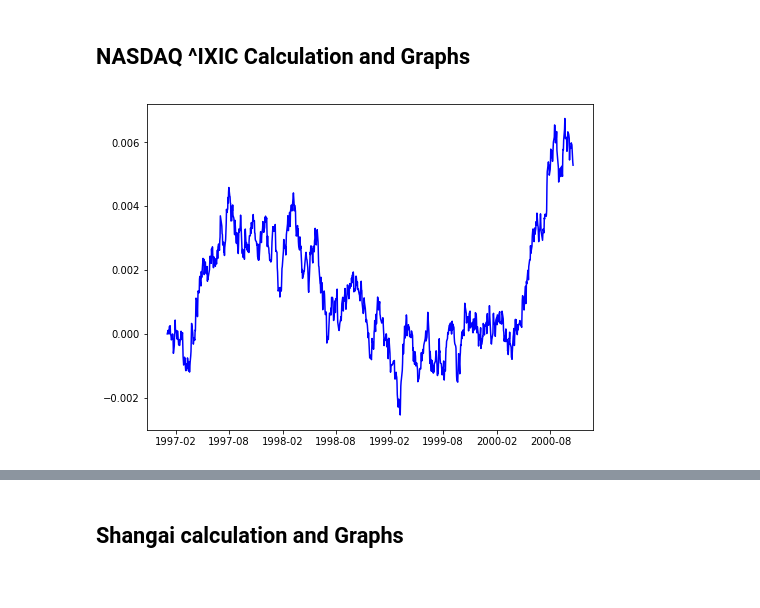
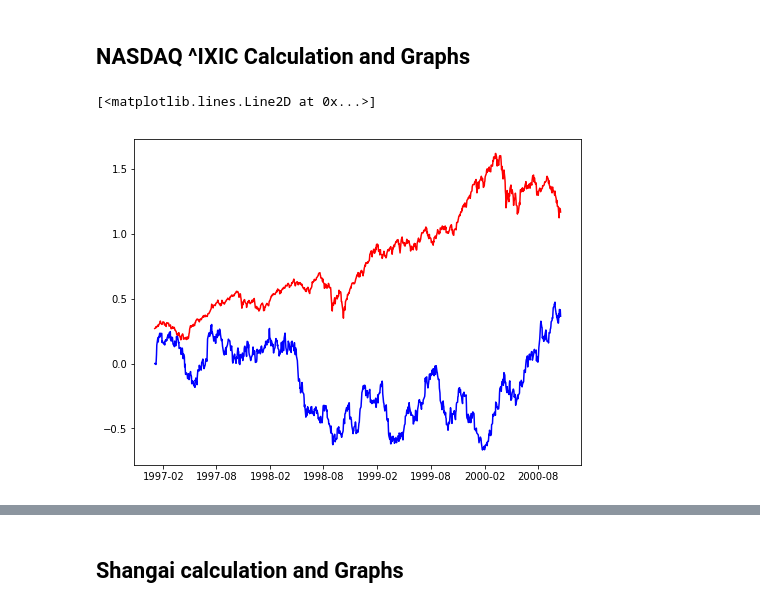
Before and after one commit to sunny2309/projects, a Jupyter notebook: bitcoin_analysis/bitcoin_analysis.ipynb, the cells around one changed output, grey strips where cells are left out. Saved outputs shown, nothing was run; the diff lists cells and outputs as text; code cells hidden in the pictures.

```diff
--- a/bitcoin_analysis/bitcoin_analysis.ipynb
+++ b/bitcoin_analysis/bitcoin_analysis.ipynb
@@ -389,30 +468,25 @@ def get_series():
     eta = 0.1
     c = 0.5
     Xt = np.zeros(len(tim)+1)
-    dWt = get_brownian(len(tim))
-
-    for i in range(1000):
-        t = np.exp(-2.0 * alpha * Xt[i]) - c
-        dXt = (eta * t * dt) + dWt[i]
-        #if str(t)[:3] == '0.5':
-        #    eq = dXt
-            #print(eq)
-        #if str(t)[:4] == '0.05':
-        #    eq10 = dXt
-            #print(eq10)
+    dWt = brownian_path(len(tim))
+    eq,eq10 = np.log(0.5) / (-2.0 * alpha),np.log(0.05) / (-2.0 * alpha)
+    for i in range(len(tim)):
+        t = np.exp(-2.0 * alpha * Xt[i])
+        tf = t - c
+        dXt = (eta * tf * dt) + dWt[i]
         Xt[i+1] = dXt
-    return np.array(Xt),tim#,eq,eq10
+    return np.array(Xt),tim,eq,eq10
 # %%
 #Xt,eq,eq10 = get_series()
-Xt,tim = get_series()
+Xt,tim,eq,eq10 = get_series()
 #Xt = np.exp(Xt)
 fig = plt.figure(figsize=(8,6))
 plt.plot(tim,Xt[:len(tim)])
 plt.plot(tim, len(tim)*[0.0],linestyle='dashed',label='Intial Point',color='green')
 
-plt.plot(tim, len(tim)*[0.001],linestyle='dashed',label = '10% of Equilbrium Level',color='black')
+plt.plot(tim, len(tim)*[eq10],linestyle='dashed',label = '10% of Equilbrium Level',color='red')
 
-plt.plot(tim, len(tim)*[0.005],linestyle='dashed',label = 'Equilbrium Level',color='red')
+plt.plot(tim, len(tim)*[eq],linestyle='dashed',label = 'Equilbrium Level',color='black')
 plt.xlabel('Time (Years)')
 plt.ylabel('Xt')
 plt.legend(loc='best')
@@ -477,11 +551,11 @@ k_hat, mu_hat,sig_hat = (0.47, 1.09, 0.31)
 mw_hat, sigm_hat = (0.25, 0.31)
 
 #ixic[['Close','Adj Close']].plot(figsize=(8,6))
-def get_series2(dt , eta_hat,alpha_hat,sigma_hat,c_hat, total ):
+def get_series2(X0, dt , eta_hat,alpha_hat,sigma_hat,c_hat, total ):
     tim = np.arange(0.0,total,1)
     Xt = np.zeros(len(tim))
-    dWt = get_brownian(len(tim))
-
+    dWt = brownian_path(len(tim))
+    Xt[0] = X0
     for i in range(len(tim)-1):
         t = np.exp(-2.0 * alpha_hat * (Xt[i]/sigma_hat)) - c_hat
         dXt = (eta_hat * t * dt) + dWt[i]
@@ -489,15 +563,16 @@ def get_series2(dt , eta_hat,alpha_hat,sigma_hat,c_hat, total ):
     return np.array(Xt),tim
 total = (len(X1)+len(X2)+len(X3))
 dt = 1.0 / total
-Xt,tim = get_series2(dt,eta_hat,alpha_hat,sigma_hat,c_hat,total)
 # %%
+Xt,tim = get_series2(0, dt,eta_hat,alpha_hat,sigma_hat,c_hat,total)
 plt.figure(figsize = (8,6))
 timespan = list(X1.index)+list(X2.index)+list(X3.index)
 plt.plot(timespan,Xt,color='blue',label='Xt Sample path')
-adj_price = np.log(np.array(list(X1['Adj Close'])+list(X2['Adj Close'])+list(X3['Adj Close'])))
-#plt.plot(timespan, adj_price,color='red',label='log of adj close price')
+adj_price = np.log(np.array(list(X1['Adj Close']/1000)+list(X2['Adj Close']/1000)+list(X3['Adj Close']/1000)))
+plt.plot(timespan, adj_price,color='red',label='log of adj close price')
 # %% [output]
+[<matplotlib.lines.Line2D at 0x...>]
-[figure, old version]
+[figure, new version]
 # %%
 X_F = np.array(list(X1.Close.values)+list(X2.Close.values) + list(X3.Close.values))
 #X_F = [X1.Close[0]]
```
Also changed, not shown: parts of 25 cells of this notebook, 2 other files.
